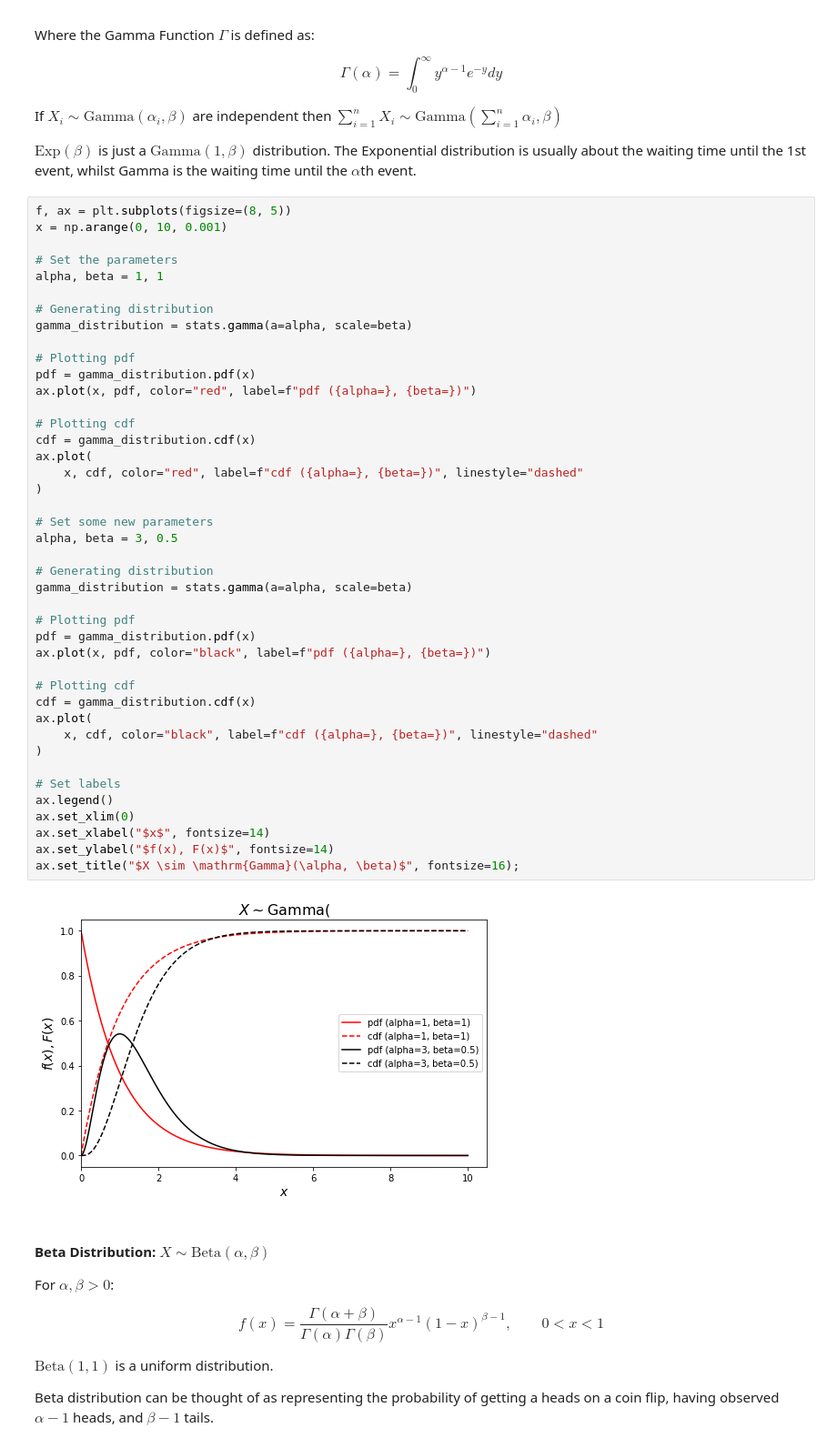
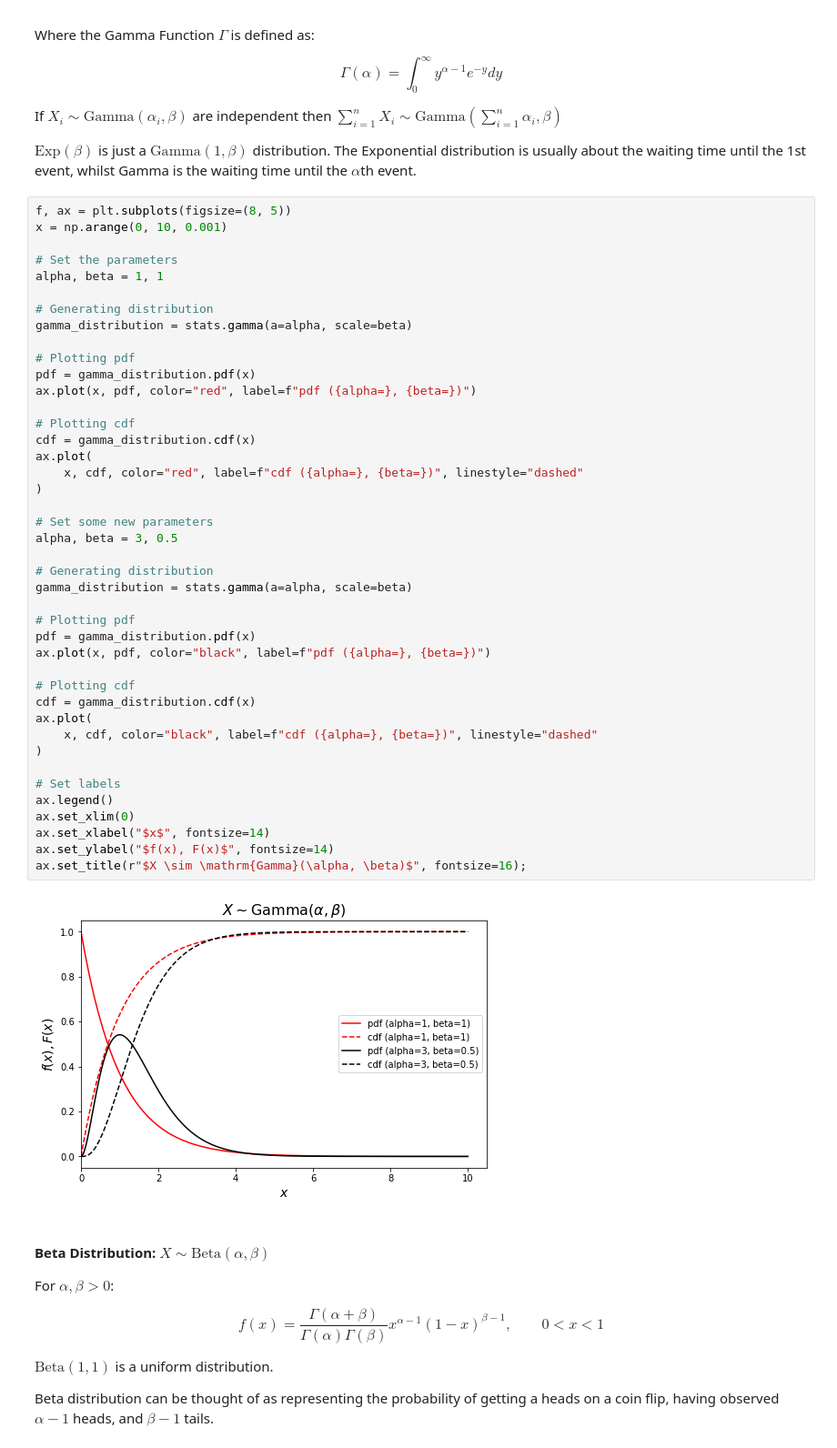
Before and after one commit to glsdown/all-of-statistics, a Jupyter notebook: 01-probability/01.02-random-variables.ipynb, the cells around one changed output. Shown at 91% size. Cells and saved outputs as stored; diff of their text form.

```diff
--- a/01-probability/01.02-random-variables.ipynb
+++ b/01-probability/01.02-random-variables.ipynb
@@ -576,35 +576,35 @@ pdf = gamma_distribution.pdf(x)
 ax.plot(x, pdf, color="red", label=f"pdf ({alpha=}, {beta=})")
 
 # Plotting cdf
 cdf = gamma_distribution.cdf(x)
 ax.plot(
     x, cdf, color="red", label=f"cdf ({alpha=}, {beta=})", linestyle="dashed"
 )
 
 # Set some new parameters
 alpha, beta = 3, 0.5
 
 # Generating distribution
 gamma_distribution = stats.gamma(a=alpha, scale=beta)
 
 # Plotting pdf
 pdf = gamma_distribution.pdf(x)
 ax.plot(x, pdf, color="black", label=f"pdf ({alpha=}, {beta=})")
 
 # Plotting cdf
 cdf = gamma_distribution.cdf(x)
 ax.plot(
     x, cdf, color="black", label=f"cdf ({alpha=}, {beta=})", linestyle="dashed"
 )
 
 # Set labels
 ax.legend()
 ax.set_xlim(0)
 ax.set_xlabel("$x$", fontsize=14)
 ax.set_ylabel("$f(x), F(x)$", fontsize=14)
-ax.set_title("$X \sim \mathrm{Gamma}(\alpha, \beta)$", fontsize=16);
+ax.set_title(r"$X \sim \mathrm{Gamma}(\alpha, \beta)$", fontsize=16);
 # %% [output]
-[figure, old version]
+[figure, new version]
 # %% [markdown]
 #### Beta Distribution: $X \sim \text{Beta}(\alpha, \beta)$
 
```
Also changed, not shown: parts of 16 cells of this notebook.
